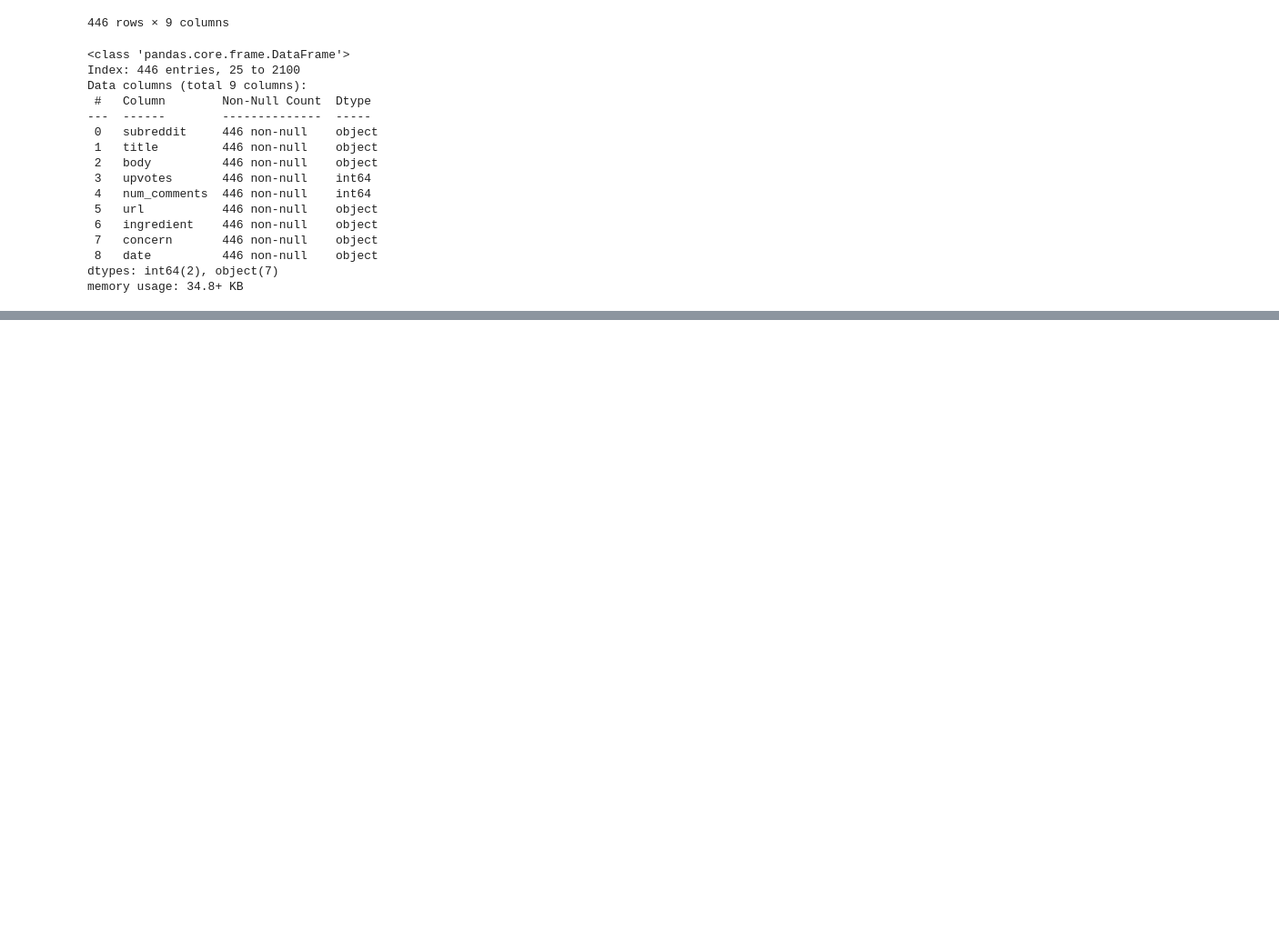
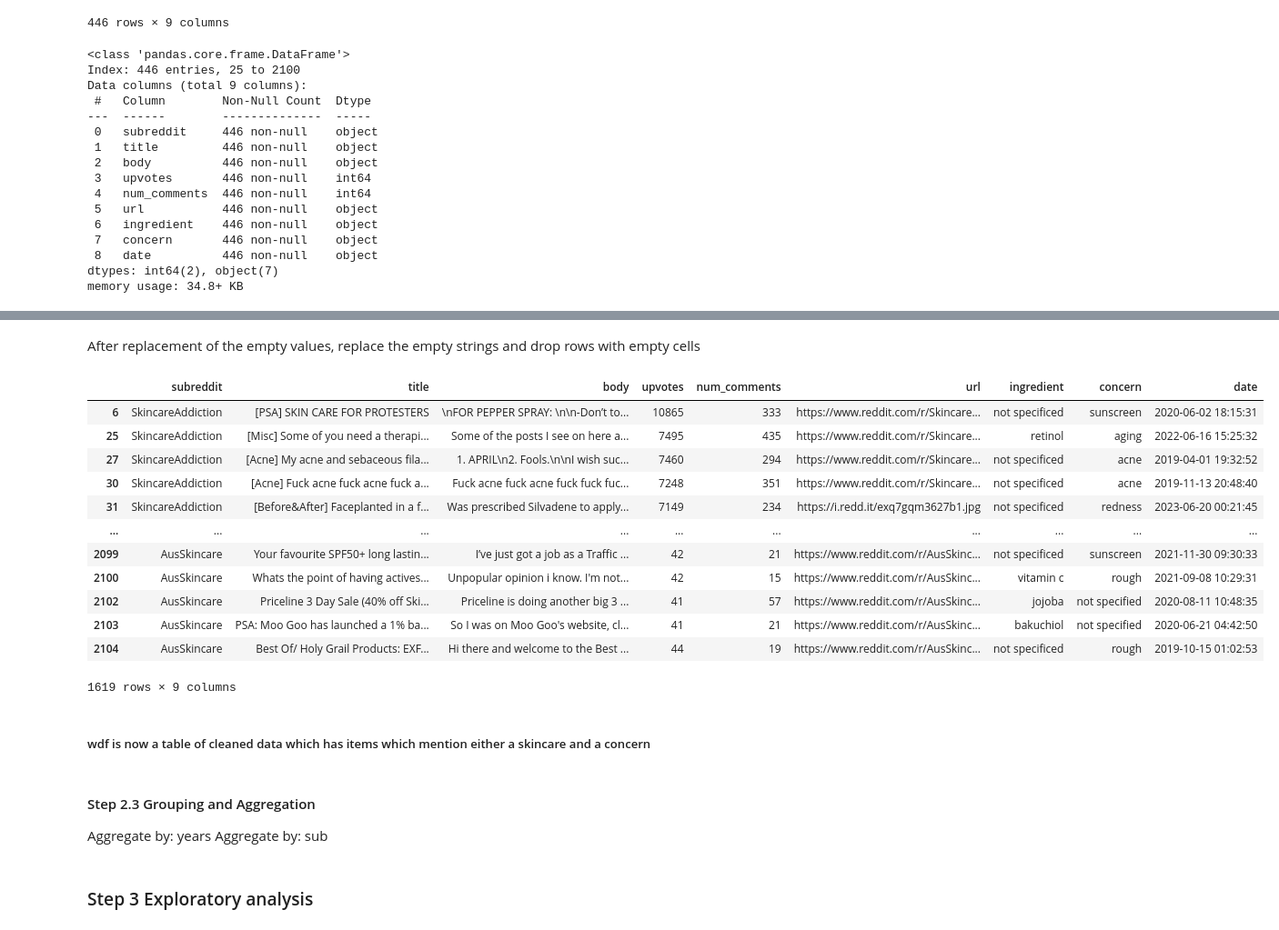
Before and after one commit to nandikaL/OX24006_EMAT0048-Part-2, a Jupyter notebook: OX24006_EMATM0048_Part2.ipynb, the cells around one changed output, grey strips where cells are left out. Shown at 91% size. Cells and saved outputs as stored; diff of their text form; code cells hidden in the pictures; blank space fills up the shorter version.

Commit message:
Step 1 and 2 sort of done

```diff
--- a/OX24006_EMATM0048_Part2.ipynb
+++ b/OX24006_EMATM0048_Part2.ipynb
@@ -337,0 +370,30 @@ memory usage: 34.8+ KB
+# %% [markdown]
+After replacement of the empty values, replace the empty strings and drop rows with empty cells
+# %%
+wdf.replace("", pd.NA, inplace=True)
+#remove empty
+wdf.dropna(inplace=True)
+wdf
+# %% [output]
+|  | subreddit | title | body | upvotes | num_comments | url | ingredient | concern | date |
+| 6 | SkincareAddiction | [PSA] SKIN CARE FOR PROTESTERS | \nFOR PEPPER SPRAY: \n\n-Don’t to... | 10865 | 333 | https://www.reddit.com/r/Skincare... | not specificed | sunscreen | 2020-06-02 18:15:31 |
+| 25 | SkincareAddiction | [Misc] Some of you need a therapi... | Some of the posts I see on here a... | 7495 | 435 | https://www.reddit.com/r/Skincare... | retinol | aging | 2022-06-16 15:25:32 |
+| 27 | SkincareAddiction | [Acne] My acne and sebaceous fila... | 1. APRIL\n2. Fools.\n\nI wish suc... | 7460 | 294 | https://www.reddit.com/r/Skincare... | not specificed | acne | 2019-04-01 19:32:52 |
+| 30 | SkincareAddiction | [Acne] Fuck acne fuck acne fuck a... | Fuck acne fuck acne fuck fuck fuc... | 7248 | 351 | https://www.reddit.com/r/Skincare... | not specificed | acne | 2019-11-13 20:48:40 |
+| 31 | SkincareAddiction | [Before&After] Faceplanted in a f... | Was prescribed Silvadene to apply... | 7149 | 234 | https://i.redd.it/exq7gqm3627b1.jpg | not specificed | redness | 2023-06-20 00:21:45 |
+| ... | ... | ... | ... | ... | ... | ... | ... | ... | ... |
+| 2099 | AusSkincare | Your favourite SPF50+ long lastin... | I’ve just got a job as a Traffic ... | 42 | 21 | https://www.reddit.com/r/AusSkinc... | not specificed | sunscreen | 2021-11-30 09:30:33 |
+| 2100 | AusSkincare | Whats the point of having actives... | Unpopular opinion i know. I'm not... | 42 | 15 | https://www.reddit.com/r/AusSkinc... | vitamin c | rough | 2021-09-08 10:29:31 |
+| 2102 | AusSkincare | Priceline 3 Day Sale (40% off Ski... | Priceline is doing another big 3 ... | 41 | 57 | https://www.reddit.com/r/AusSkinc... | jojoba | not specified | 2020-08-11 10:48:35 |
+| 2103 | AusSkincare | PSA: Moo Goo has launched a 1% ba... | So I was on Moo Goo's website, cl... | 41 | 21 | https://www.reddit.com/r/AusSkinc... | bakuchiol | not specified | 2020-06-21 04:42:50 |
+| 2104 | AusSkincare | Best Of/ Holy Grail Products: EXF... | Hi there and welcome to the Best ... | 44 | 19 | https://www.reddit.com/r/AusSkinc... | not specificed | rough | 2019-10-15 01:02:53 |
+1619 rows × 9 columns
+# %% [markdown]
+##### wdf is now a table of cleaned data which has items which mention either a skincare and a concern
+# %% [markdown]
+#### Step 2.3 Grouping and Aggregation
+
+Aggregate by: years
+Aggregate by: sub
+# %% [markdown]
+### Step 3 Exploratory analysis
```
Also changed, not shown: parts of 6 cells of this notebook.
